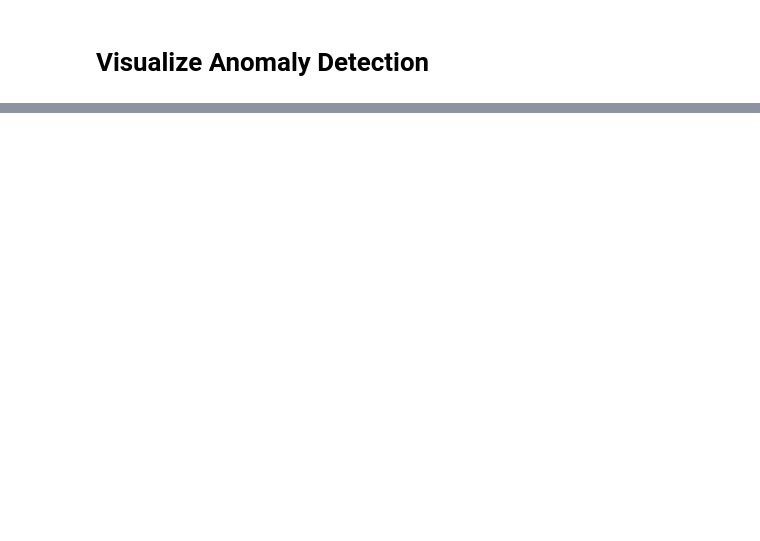
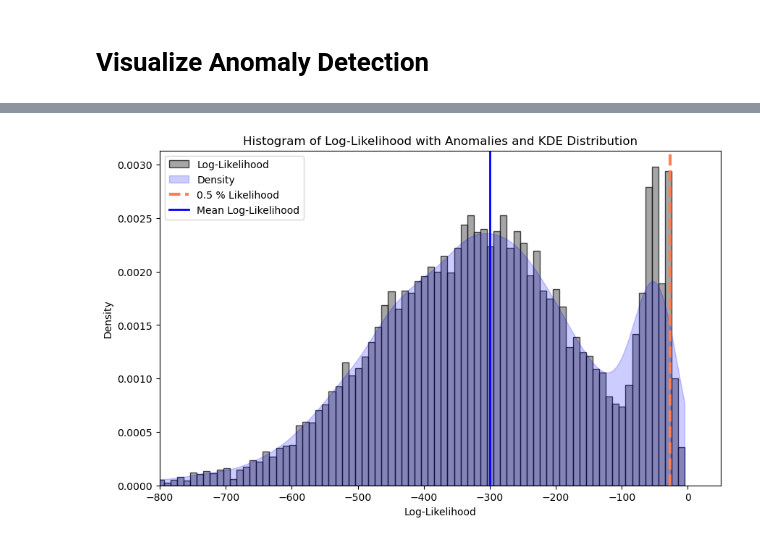
Before and after one commit to Hakonimatata/MachineLearningV2, a Jupyter notebook: Assignment_2/A2_Robotics.ipynb, the cells around one changed output, grey strips where cells are left out. Cells and saved outputs as stored; diff of their text form; code cells hidden in the pictures; blank space fills up the shorter version.

```diff
--- a/Assignment_2/A2_Robotics.ipynb
+++ b/Assignment_2/A2_Robotics.ipynb
@@ -314,0 +301,4 @@ def plot_anomalies_histogram(filename, threshold, gmm, scaler, x_start=-500, x_e
+# %%
+plot_anomalies_histogram("IMU_earthquake.csv", threshold, gmm, scaler, x_start=-800)
+# %% [output]
+[figure, added]
```
Also changed, not shown: parts of 31 cells of this notebook.
